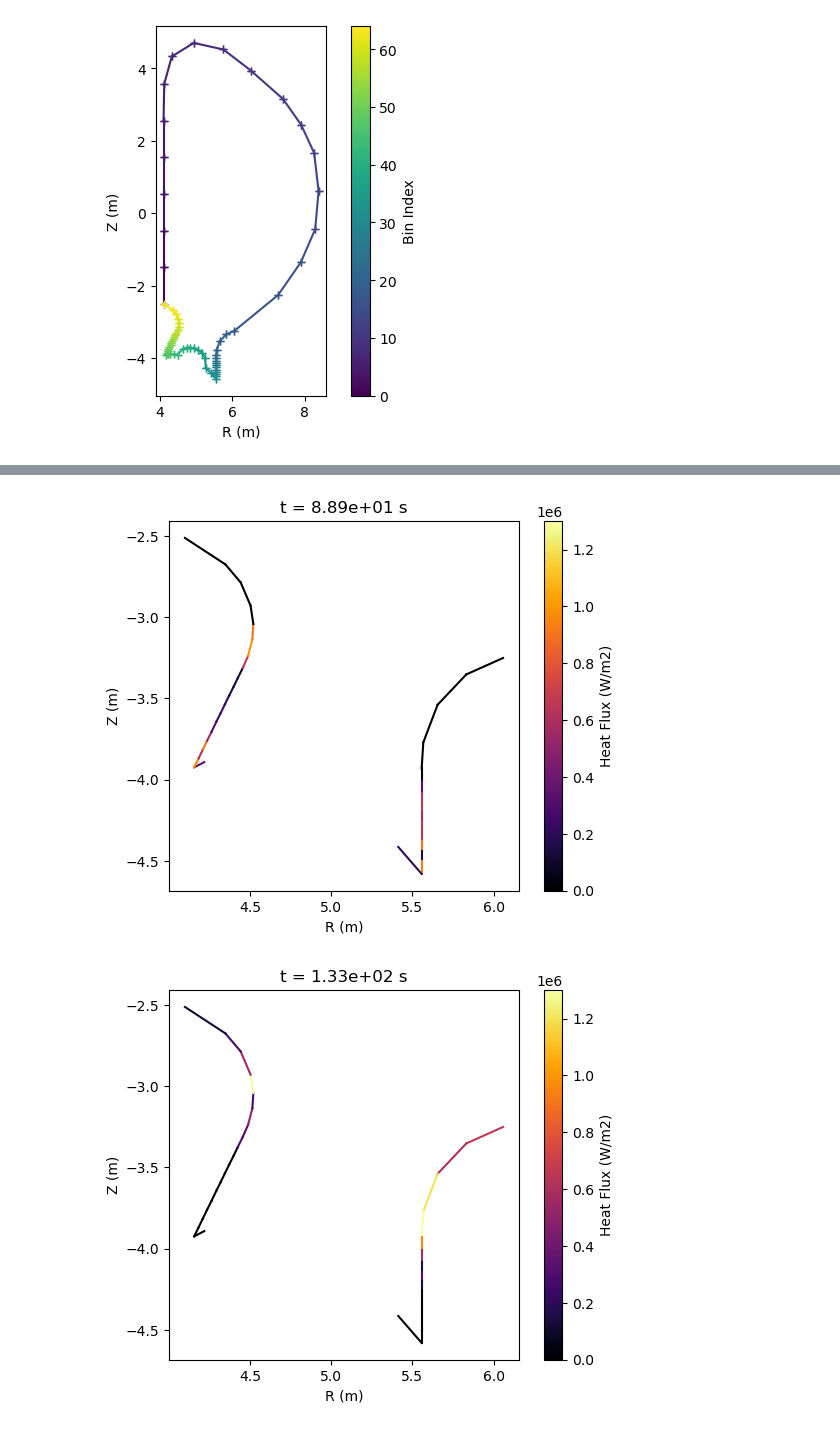
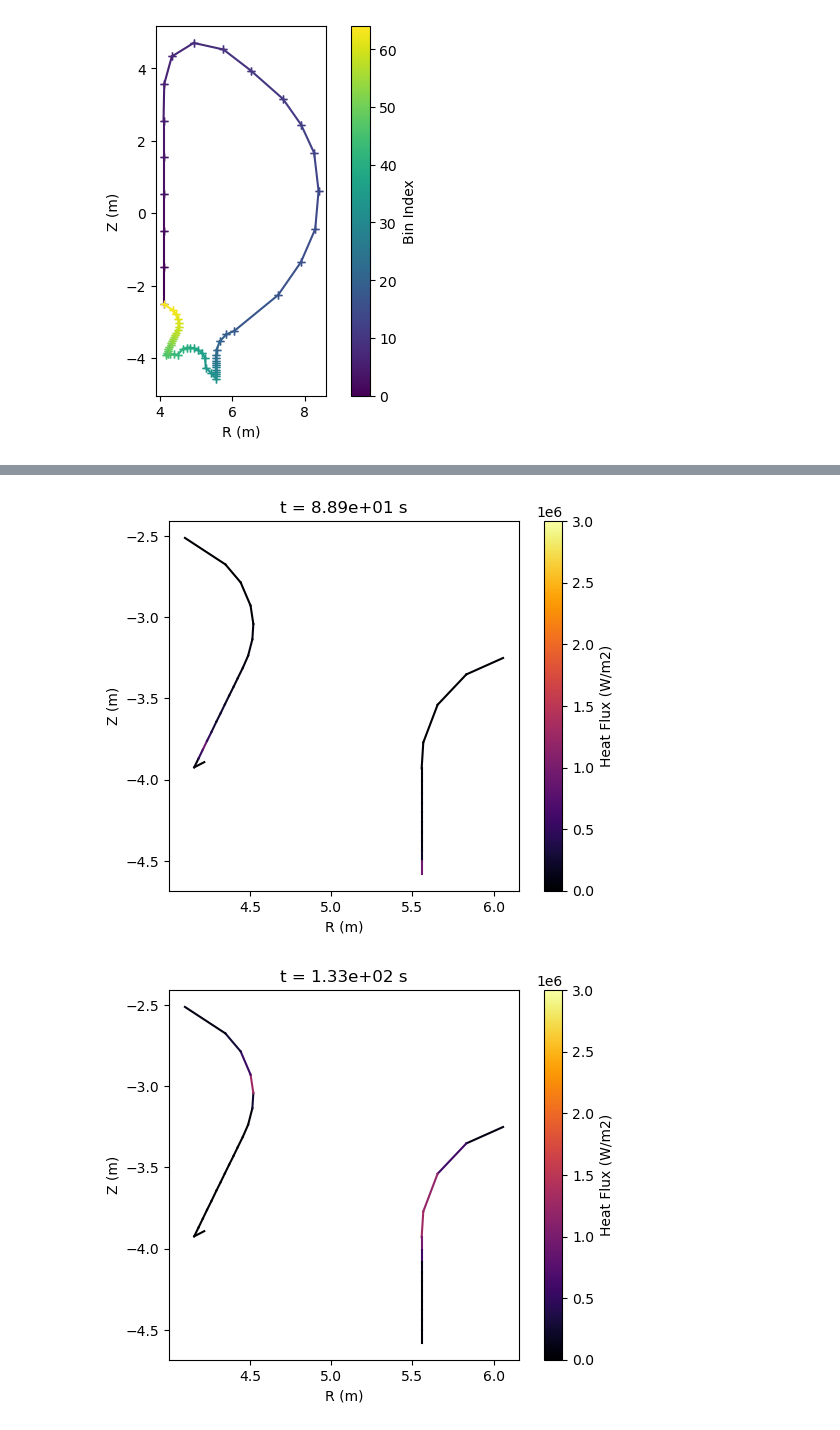
Before and after one commit to kaelyndunnell/hisp, a Jupyter notebook: examples/plotting.ipynb, the cells around one changed output, grey strips where cells are left out. Cells and saved outputs as stored; diff of their text form; code cells hidden in the pictures.

```diff
--- a/examples/plotting.ipynb
+++ b/examples/plotting.ipynb
@@ -275,7 +275,8 @@ def plot_frame(t: float):
         end_points.append(bin.end_point)
 
     plt.figure()
-    norm = Normalize(0, 1.3e6)
+
+    norm = Normalize(0, 3e6)
 
     for start_point, end_point, heat_flux in zip(start_points, end_points, heat_fluxes):
         plt.plot(
@@ -299,2 +300,2 @@ for t in np.linspace(0, 400, 10):
-[figure, old version]
+[figure, new version]
-[figure, old version]
+[figure, new version]
```
Also changed, not shown: parts of 8 cells of this notebook.
